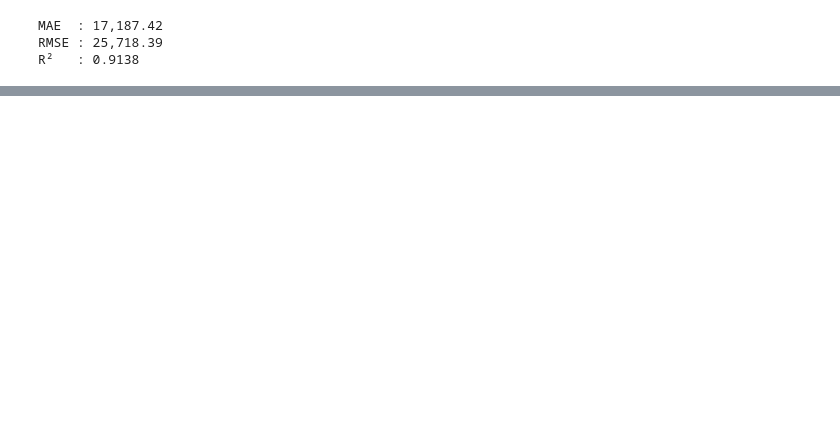
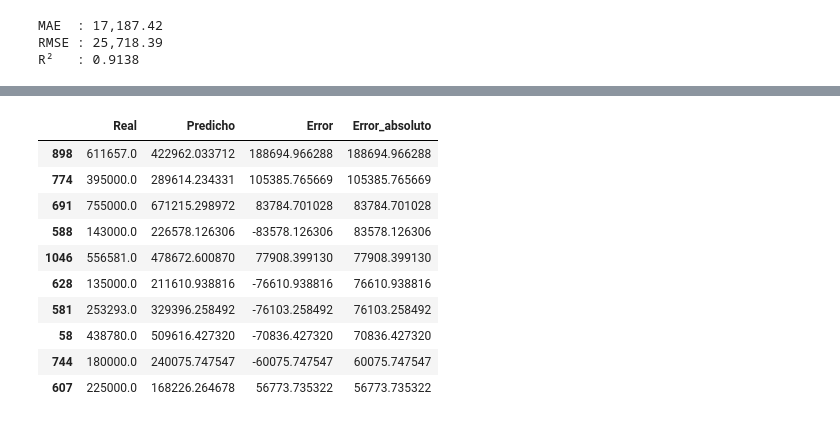
Before and after one commit to E-SalazarDev/SmartHouse-AVM, a Jupyter notebook: ai-engine/notebooks/03_baseline_model.ipynb, the cells around one changed output, grey strips where cells are left out. Saved outputs shown, nothing was run; the diff lists cells and outputs as text; code cells hidden in the pictures; blank space fills up the shorter version.

```diff
--- a/ai-engine/notebooks/03_baseline_model.ipynb
+++ b/ai-engine/notebooks/03_baseline_model.ipynb
@@ -179,3 +232,14 @@ print(f"R²   : {r2:.4f}")
 MAE  : 17,187.42
 RMSE : 25,718.39
 R²   : 0.9138
+# %%
+# Comparación entre valores reales y predicciones
+
+# Crear tabla para analizar resultados
+comparison_df  = pd.DataFrame({
+    "Real": y_test_real,
+    "Predicho": y_pred_real
+})
+
+comparison_df["Error"] = (comparison_df["Real"] - comparison_df["Predicho"])
+comparison_df.head(10)
@@ -181,0 +258,21 @@ R²   : 0.9138
+# %%
+comparison_df["Error_absoluto"] = (
+    comparison_df["Error"]
+).abs()
+
+comparison_df.sort_values(
+    by= "Error_absoluto",
+    ascending=False
+).head(10)
+# %% [output]
+|  | Real | Predicho | Error | Error_absoluto |
+| 898 | 611657.0 | 422962.033712 | 188694.966288 | 188694.966288 |
+| 774 | 395000.0 | 289614.234331 | 105385.765669 | 105385.765669 |
+| 691 | 755000.0 | 671215.298972 | 83784.701028 | 83784.701028 |
+| 588 | 143000.0 | 226578.126306 | -83578.126306 | 83578.126306 |
+| 1046 | 556581.0 | 478672.600870 | 77908.399130 | 77908.399130 |
+| 628 | 135000.0 | 211610.938816 | -76610.938816 | 76610.938816 |
+| 581 | 253293.0 | 329396.258492 | -76103.258492 | 76103.258492 |
+| 58 | 438780.0 | 509616.427320 | -70836.427320 | 70836.427320 |
+| 744 | 180000.0 | 240075.747547 | -60075.747547 | 60075.747547 |
+| 607 | 225000.0 | 168226.264678 | 56773.735322 | 56773.735322 |
```
Also changed, not shown: parts of 6 cells of this notebook.
